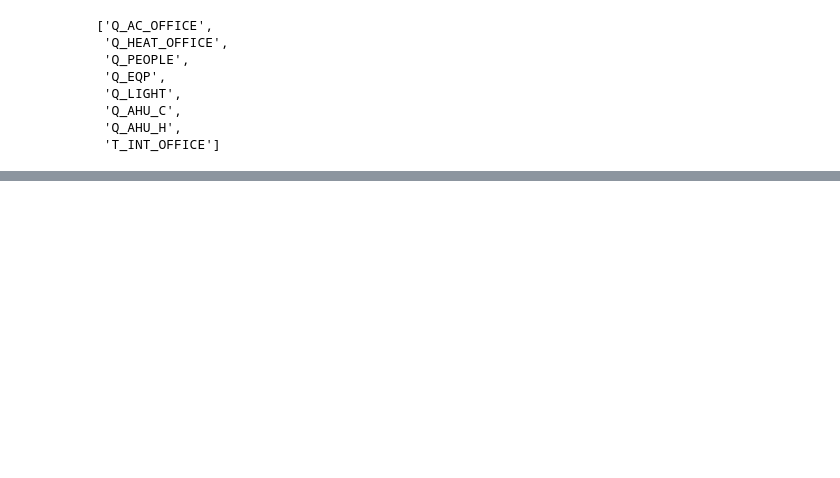
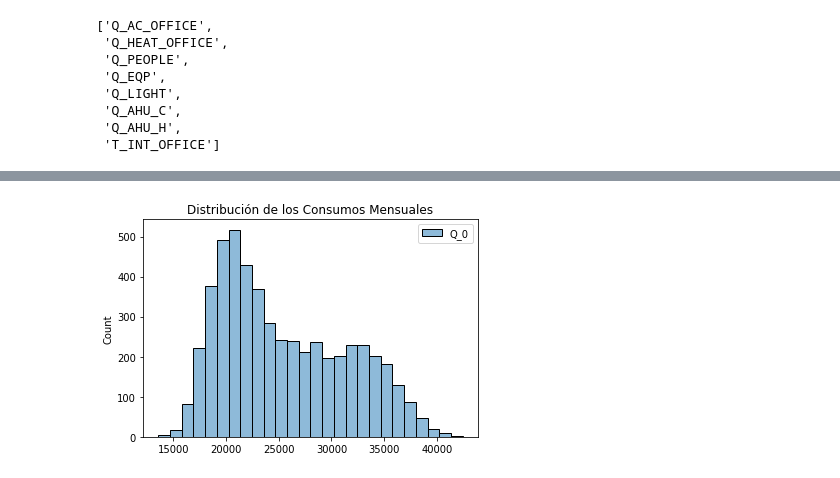
Before and after one commit to rcister01/modelo_energetico, a Jupyter notebook: notebooks/modelo_energetico.ipynb, the cells around one changed output, grey strips where cells are left out. Cells and saved outputs as stored; diff of their text form; code cells hidden in the pictures; blank space fills up the shorter version.

```diff
--- a/notebooks/modelo_energetico.ipynb
+++ b/notebooks/modelo_energetico.ipynb
@@ -147,0 +382,5 @@ y_reduced[28].head()
+# %%
+sns.histplot(data=y_reduced_train[28])
+plt.title('Distribución de los Consumos Mensuales');
+# %% [output]
+[figure, added]
```
Also changed, not shown: parts of 100 cells of this notebook, 23 other files.
